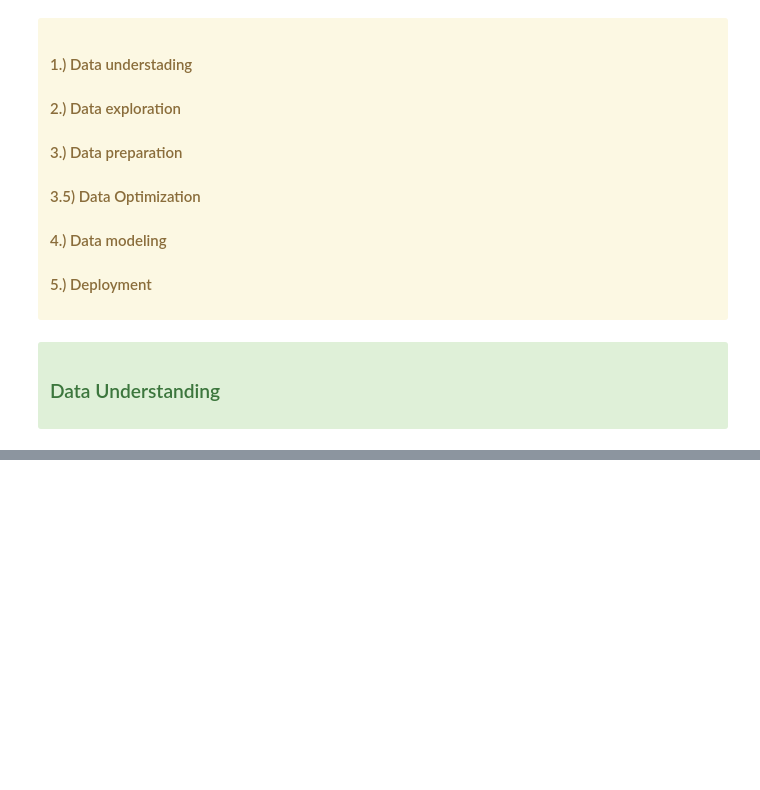
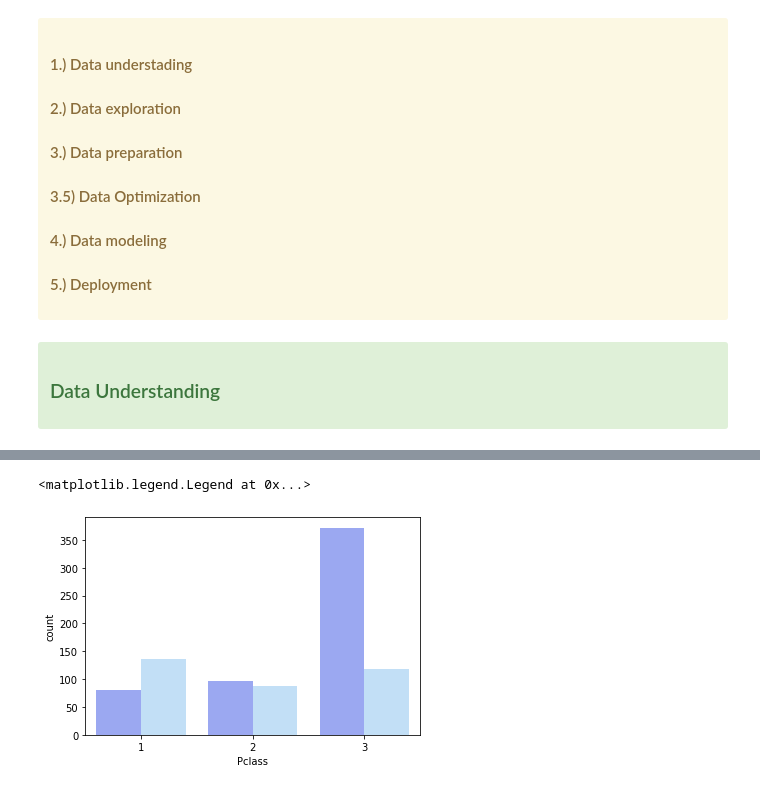
Before and after one commit to Panitnun-6243/kaggle_titanic, a Jupyter notebook: titanic_process.ipynb, the cells around one changed output, grey strips where cells are left out. Drawn from its saved outputs; the diff is of its cells as text; code cells hidden in the pictures; blank space fills up the shorter version.

Commit message:
Create data exploration process

```diff
--- a/titanic_process.ipynb
+++ b/titanic_process.ipynb
@@ -59,0 +124,9 @@ train_data.info()
+# %%
+#data visualization
+#survive rate compare with pclass (ticket class)
+sns.countplot(x='Pclass', data=train_data, palette=["#8D9EFF","#B9E0FF"], hue="Survived")
+plt.legend([],[], frameon=False)
+#plt.savefig('ticket_class_survived.png', format='png', dpi=300) //save as png
+# %% [output]
+<matplotlib.legend.Legend at 0x...>
+[figure, added]
```
Also changed, not shown: parts of 10 cells of this notebook.
